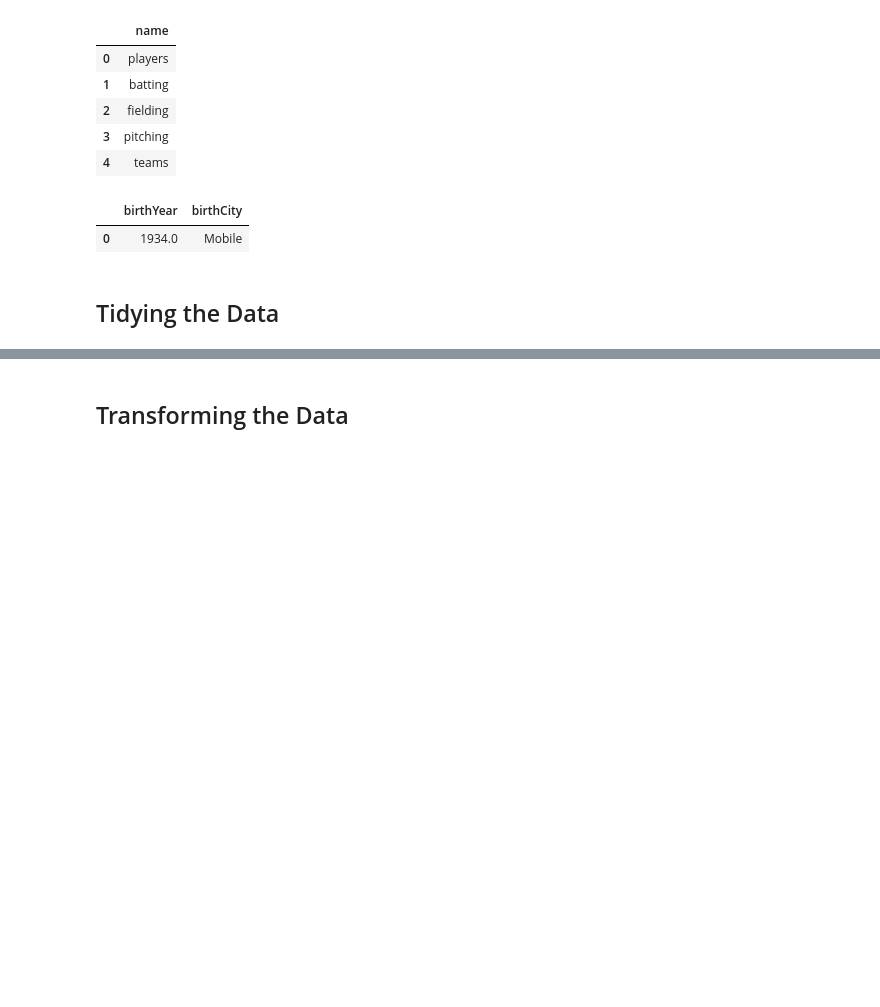
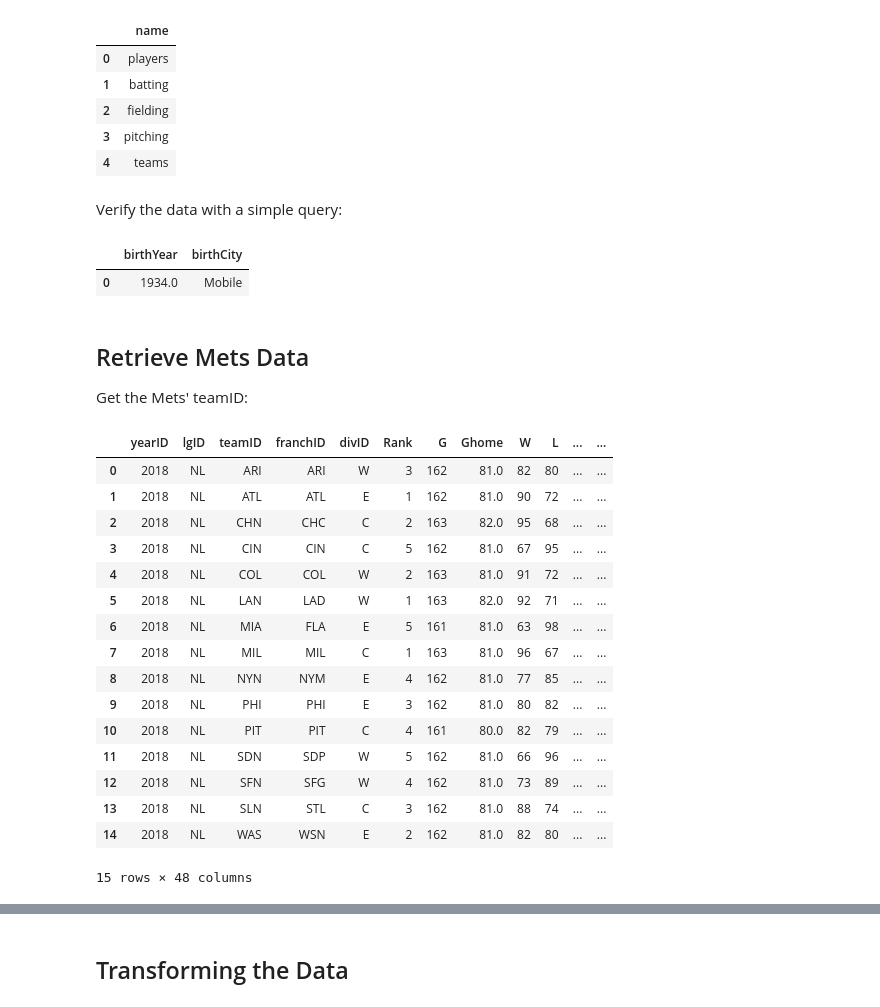
Before and after one commit to robertfg/python-class-project, a Jupyter notebook: python-class-project.ipynb, the cells around one changed output, grey strips where cells are left out. Drawn from its saved outputs; the diff is of its cells as text; code cells hidden in the pictures; blank space fills up the shorter version.

```diff
--- a/python-class-project.ipynb
+++ b/python-class-project.ipynb
@@ -120,10 +120,10 @@ pd.read_sql_query("SELECT name FROM sqlite_master WHERE type = 'table'", basebal
 | 2 | fielding |
 | 3 | pitching |
 | 4 | teams |
+# %% [markdown]
+Verify the data with a simple query:
 # %%
 pd.read_sql_query("SELECT birthYear, birthCity FROM players WHERE playerID = 'aaronha01'", baseballdb)
 # %% [output]
 |  | birthYear | birthCity |
 | 0 | 1934.0 | Mobile |
-# %% [markdown]
-## Tidying the Data
@@ -131,0 +130,23 @@ pd.read_sql_query("SELECT birthYear, birthCity FROM players WHERE playerID = 'aa
+# %% [markdown]
+## Retrieve Mets Data
+Get the Mets' teamID:
+# %%
+pd.read_sql_query("SELECT * FROM teams WHERE yearID=2018 AND lgID='NL' ORDER BY teamID", baseballdb)
+# %% [output]
+|  | yearID | lgID | teamID | franchID | divID | Rank | G | Ghome | W | L | ... | ... |
+| 0 | 2018 | NL | ARI | ARI | W | 3 | 162 | 81.0 | 82 | 80 | ... | ... |
+| 1 | 2018 | NL | ATL | ATL | E | 1 | 162 | 81.0 | 90 | 72 | ... | ... |
+| 2 | 2018 | NL | CHN | CHC | C | 2 | 163 | 82.0 | 95 | 68 | ... | ... |
+| 3 | 2018 | NL | CIN | CIN | C | 5 | 162 | 81.0 | 67 | 95 | ... | ... |
+| 4 | 2018 | NL | COL | COL | W | 2 | 163 | 81.0 | 91 | 72 | ... | ... |
+| 5 | 2018 | NL | LAN | LAD | W | 1 | 163 | 82.0 | 92 | 71 | ... | ... |
+| 6 | 2018 | NL | MIA | FLA | E | 5 | 161 | 81.0 | 63 | 98 | ... | ... |
+| 7 | 2018 | NL | MIL | MIL | C | 1 | 163 | 81.0 | 96 | 67 | ... | ... |
+| 8 | 2018 | NL | NYN | NYM | E | 4 | 162 | 81.0 | 77 | 85 | ... | ... |
+| 9 | 2018 | NL | PHI | PHI | E | 3 | 162 | 81.0 | 80 | 82 | ... | ... |
+| 10 | 2018 | NL | PIT | PIT | C | 4 | 161 | 80.0 | 82 | 79 | ... | ... |
+| 11 | 2018 | NL | SDN | SDP | W | 5 | 162 | 81.0 | 66 | 96 | ... | ... |
+| 12 | 2018 | NL | SFN | SFG | W | 4 | 162 | 81.0 | 73 | 89 | ... | ... |
+| 13 | 2018 | NL | SLN | STL | C | 3 | 162 | 81.0 | 88 | 74 | ... | ... |
+| 14 | 2018 | NL | WAS | WSN | E | 2 | 162 | 81.0 | 82 | 80 | ... | ... |
+15 rows × 48 columns
```
Also changed, not shown: parts of 13 cells of this notebook.
